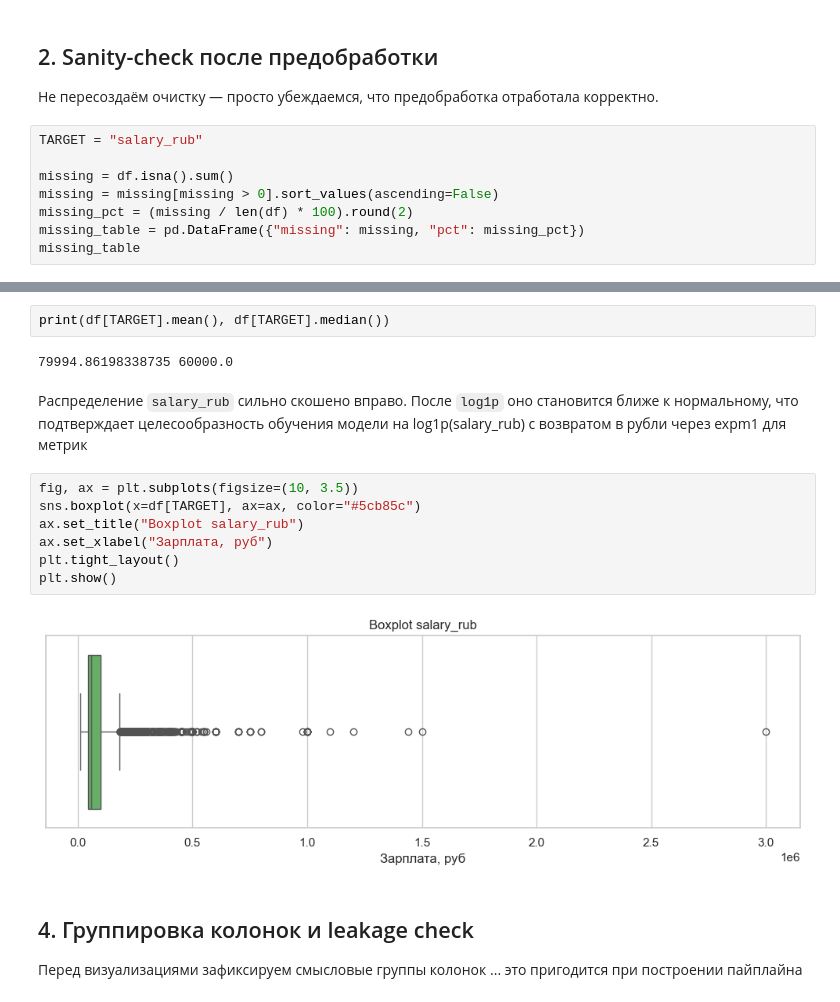
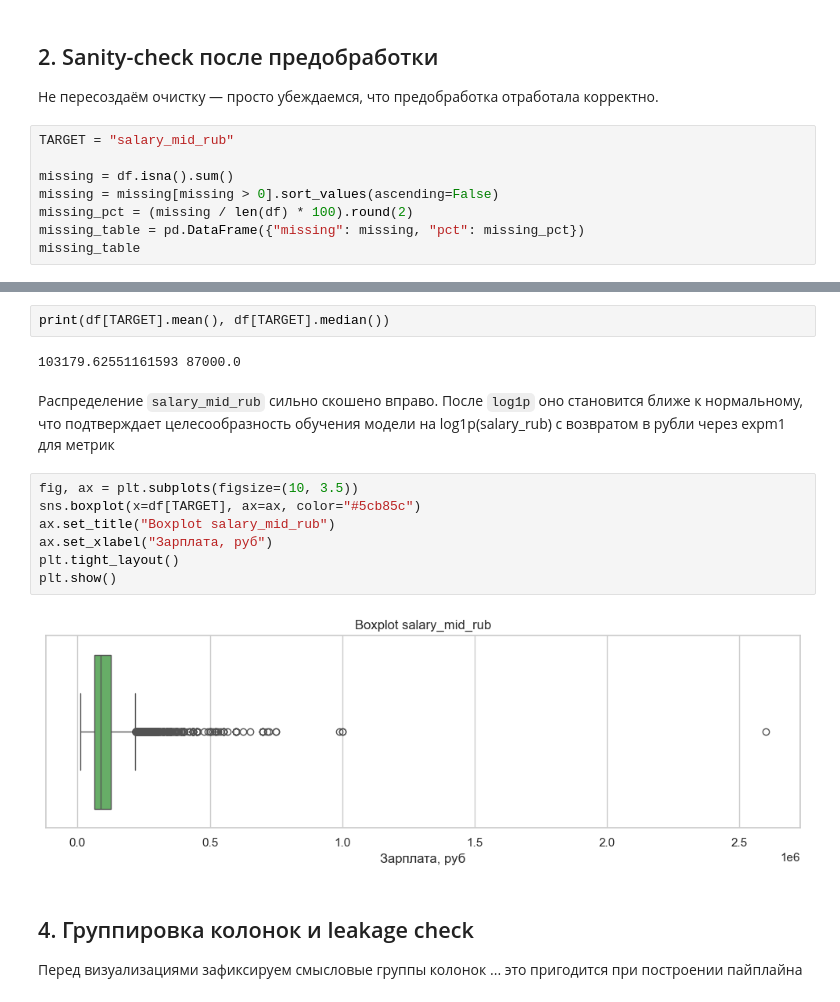
Before and after one commit to hsemlcourse/hseml-group-project-dianochka-l-1, a Jupyter notebook: notebooks/01_eda.ipynb, the cells around one changed output, grey strips where cells are left out. Cells and saved outputs as stored; diff of their text form.

```diff
--- a/notebooks/01_eda.ipynb
+++ b/notebooks/01_eda.ipynb
@@ -117,7 +110,7 @@ HH.ru (поле `data_source == 'hh'`), полученные скриптом п
 ## 2. Sanity-check после предобработки
 Не пересоздаём очистку — просто убеждаемся, что предобработка отработала корректно.
 # %%
-TARGET = "salary_rub"
+TARGET = "salary_mid_rub"
 
 missing = df.isna().sum()
 missing = missing[missing > 0].sort_values(ascending=False)
@@ -202,18 +196,18 @@ plt.show()
 # %%
 print(df[TARGET].mean(), df[TARGET].median())
 # %% [output]
-79994.86198338735 60000.0
+103179.62551161593 87000.0
 # %% [markdown]
-Распределение `salary_rub` сильно скошено вправо. После `log1p` оно становится ближе к нормальному, что подтверждает целесообразность обучения модели на log1p(salary_rub) с возвратом в рубли через expm1 для метрик
+Распределение `salary_mid_rub` сильно скошено вправо. После `log1p` оно становится ближе к нормальному, что подтверждает целесообразность обучения модели на log1p(salary_rub) с возвратом в рубли через expm1 для метрик
 # %%
 fig, ax = plt.subplots(figsize=(10, 3.5))
 sns.boxplot(x=df[TARGET], ax=ax, color="#5cb85c")
-ax.set_title("Boxplot salary_rub")
+ax.set_title("Boxplot salary_mid_rub")
 ax.set_xlabel("Зарплата, руб")
 plt.tight_layout()
 plt.show()
 # %% [output]
-[figure, old version]
+[figure, new version]
 # %% [markdown]
 ## 4. Группировка колонок и leakage check
 
```
Also changed, not shown: parts of 35 cells of this notebook, 20 other files.
